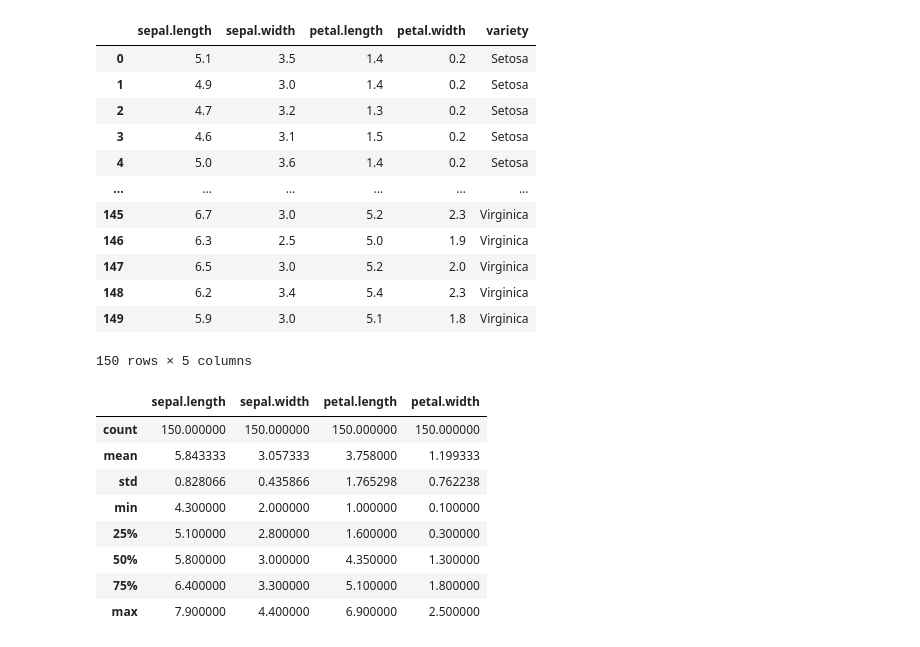
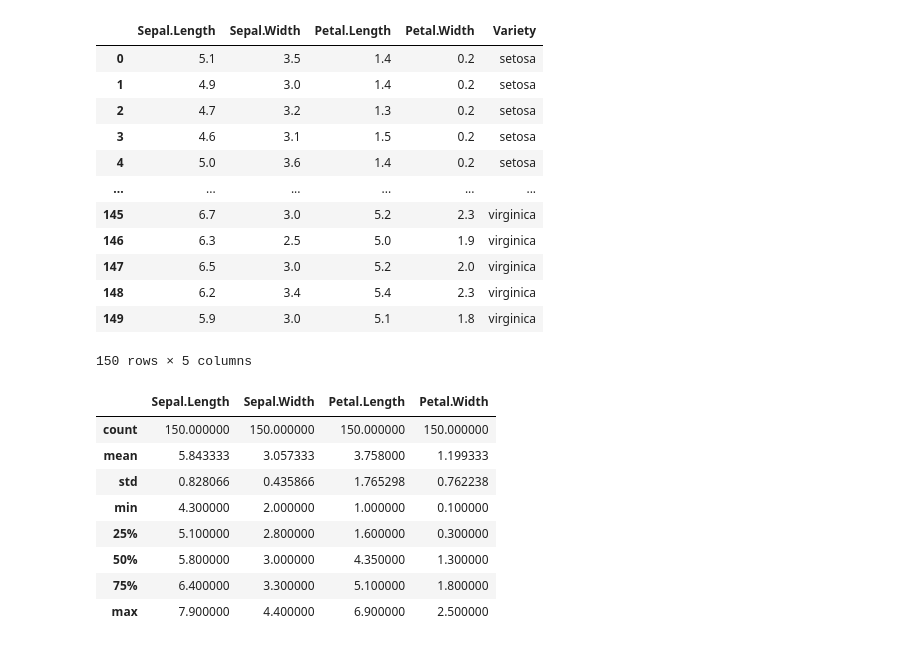
Before and after one commit to skyl1n3fx/Mineria-datos, a Jupyter notebook: Unidad 2/Notebooks/clase-22-04-2022/graficos y regresion lineal.ipynb, the cells around one changed output. Drawn from its saved outputs; the diff is of its cells as text; code cells hidden in the pictures.

```diff
--- a/Unidad 2/Notebooks/clase-22-04-2022/graficos y regresion lineal.ipynb
+++ b/Unidad 2/Notebooks/clase-22-04-2022/graficos y regresion lineal.ipynb
@@ -3,26 +3,26 @@ import pandas as pd
 import numpy as np
 import matplotlib.pyplot as plt
 # %%
-df = pd.read_csv("../dataset/iris.csv")
+df = pd.read_csv("./iris2.csv")
 df
 # %% [output]
-|  | sepal.length | sepal.width | petal.length | petal.width | variety |
-| 0 | 5.1 | 3.5 | 1.4 | 0.2 | Setosa |
-| 1 | 4.9 | 3.0 | 1.4 | 0.2 | Setosa |
-| 2 | 4.7 | 3.2 | 1.3 | 0.2 | Setosa |
-| 3 | 4.6 | 3.1 | 1.5 | 0.2 | Setosa |
-| 4 | 5.0 | 3.6 | 1.4 | 0.2 | Setosa |
+|  | Sepal.Length | Sepal.Width | Petal.Length | Petal.Width | Variety |
+| 0 | 5.1 | 3.5 | 1.4 | 0.2 | setosa |
+| 1 | 4.9 | 3.0 | 1.4 | 0.2 | setosa |
+| 2 | 4.7 | 3.2 | 1.3 | 0.2 | setosa |
+| 3 | 4.6 | 3.1 | 1.5 | 0.2 | setosa |
+| 4 | 5.0 | 3.6 | 1.4 | 0.2 | setosa |
 | ... | ... | ... | ... | ... | ... |
-| 145 | 6.7 | 3.0 | 5.2 | 2.3 | Virginica |
-| 146 | 6.3 | 2.5 | 5.0 | 1.9 | Virginica |
-| 147 | 6.5 | 3.0 | 5.2 | 2.0 | Virginica |
-| 148 | 6.2 | 3.4 | 5.4 | 2.3 | Virginica |
-| 149 | 5.9 | 3.0 | 5.1 | 1.8 | Virginica |
+| 145 | 6.7 | 3.0 | 5.2 | 2.3 | virginica |
+| 146 | 6.3 | 2.5 | 5.0 | 1.9 | virginica |
+| 147 | 6.5 | 3.0 | 5.2 | 2.0 | virginica |
+| 148 | 6.2 | 3.4 | 5.4 | 2.3 | virginica |
+| 149 | 5.9 | 3.0 | 5.1 | 1.8 | virginica |
 150 rows × 5 columns
 # %%
 df.describe()
 # %% [output]
-|  | sepal.length | sepal.width | petal.length | petal.width |
+|  | Sepal.Length | Sepal.Width | Petal.Length | Petal.Width |
 | count | 150.000000 | 150.000000 | 150.000000 | 150.000000 |
 | mean | 5.843333 | 3.057333 | 3.758000 | 1.199333 |
 | std | 0.828066 | 0.435866 | 1.765298 | 0.762238 |
```
Also changed, not shown: parts of 19 cells of this notebook, 16 other files.
